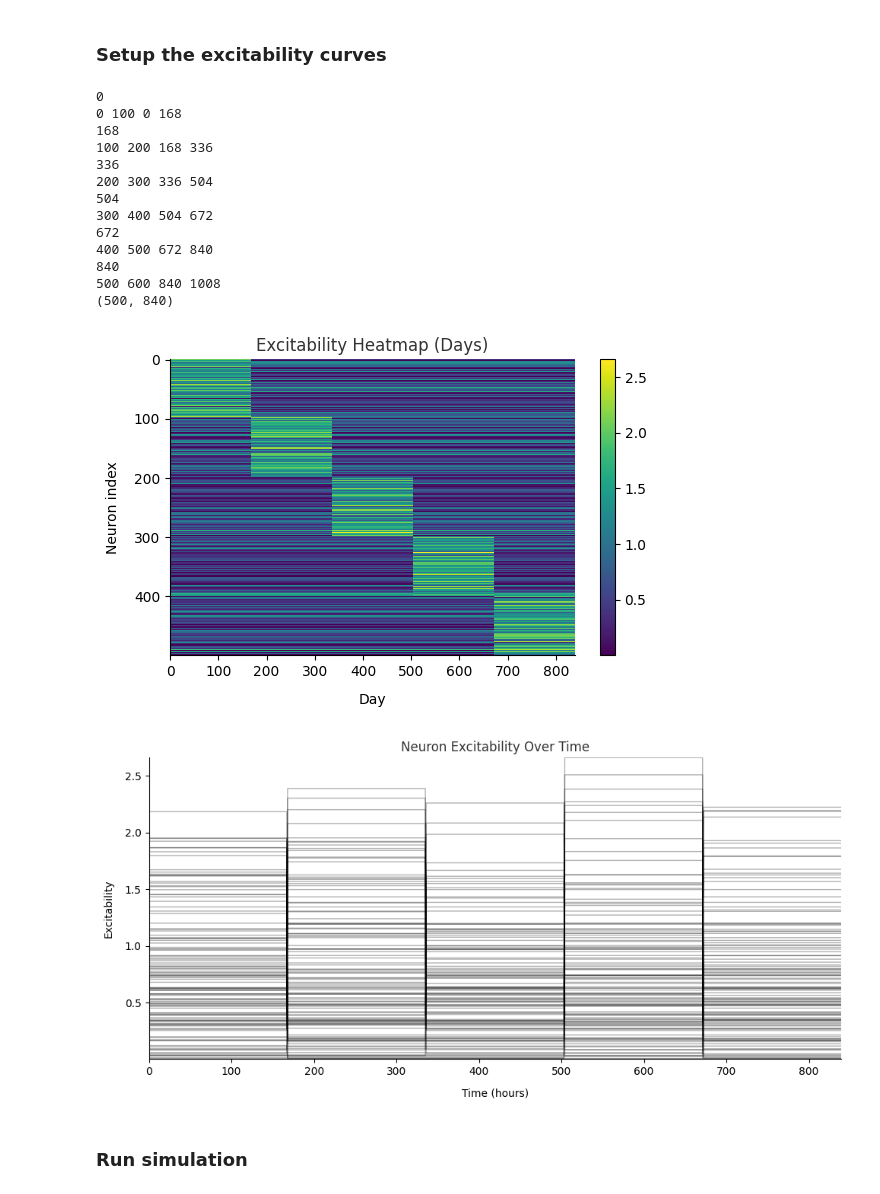
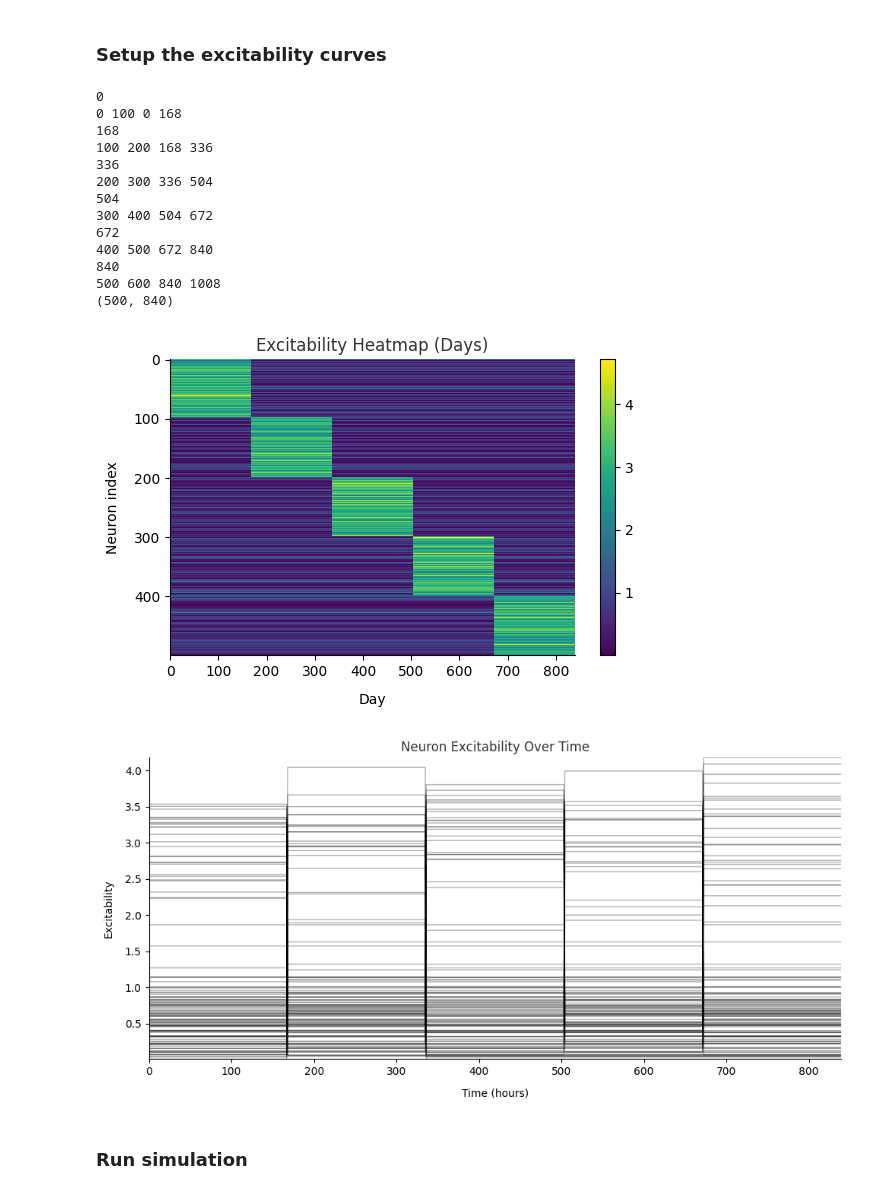
Before and after one commit to sctclif/place_cell_representational_drift, a Jupyter notebook: excitation_setup.ipynb, the cells around one changed output. Cells and saved outputs as stored; diff of their text form; code cells hidden in the pictures.

```diff
--- a/excitation_setup.ipynb
+++ b/excitation_setup.ipynb
@@ -293,40 +293,40 @@ delta = rng.normal(0, sigma, size=N)
 
 exc_baseline = abs(np.random.normal(0.5, 0.5, size=(N, 1)))
 exc = np.tile(exc_baseline, (1, n_steps))
-exc_elevated = abs(np.random.normal(1.5, 0.5, size=(N, 1)))
+exc_elevated = abs(np.random.normal(3, 0.5, size=(N, 1)))
 exc_elevated = np.tile(exc_elevated, (1, n_steps))
 devs = 5
 for i in range(0,devs+1):
     #print(i*N//devs)
     print(i* n_steps//(devs))
     start_N  = i*N//devs
     end_N = (i+1)* N//devs
     start_n =  i* n_steps//(devs)
     end_n = (i+1)* n_steps//(devs)
     print(start_N, end_N, start_n, end_n)
     exc[start_N:end_N, start_n:end_n] = exc_elevated[start_N:end_N, start_n:end_n]
 
 print(np.shape(exc))
 #exc[499:, :]
 # Visualize
 show_matrix(exc, title="Excitability Heatmap (Days)", xlabel="Day", ylabel="Neuron index")
 plot_exc_traces(exc, n_traces=120, alpha=0.30) #0.08
 # %% [output]
 0
 0 100 0 168
 168
 100 200 168 336
 336
 200 300 336 504
 504
 300 400 504 672
 672
 400 500 672 840
 840
 500 600 840 1008
 (500, 840)
-[figure, old version]
+[figure, new version]
-[figure, old version]
+[figure, new version]
 # %% [markdown]
 ### Run simulation
 # %%
```
Also changed, not shown: parts of 6 cells of this notebook, 1 other file.
